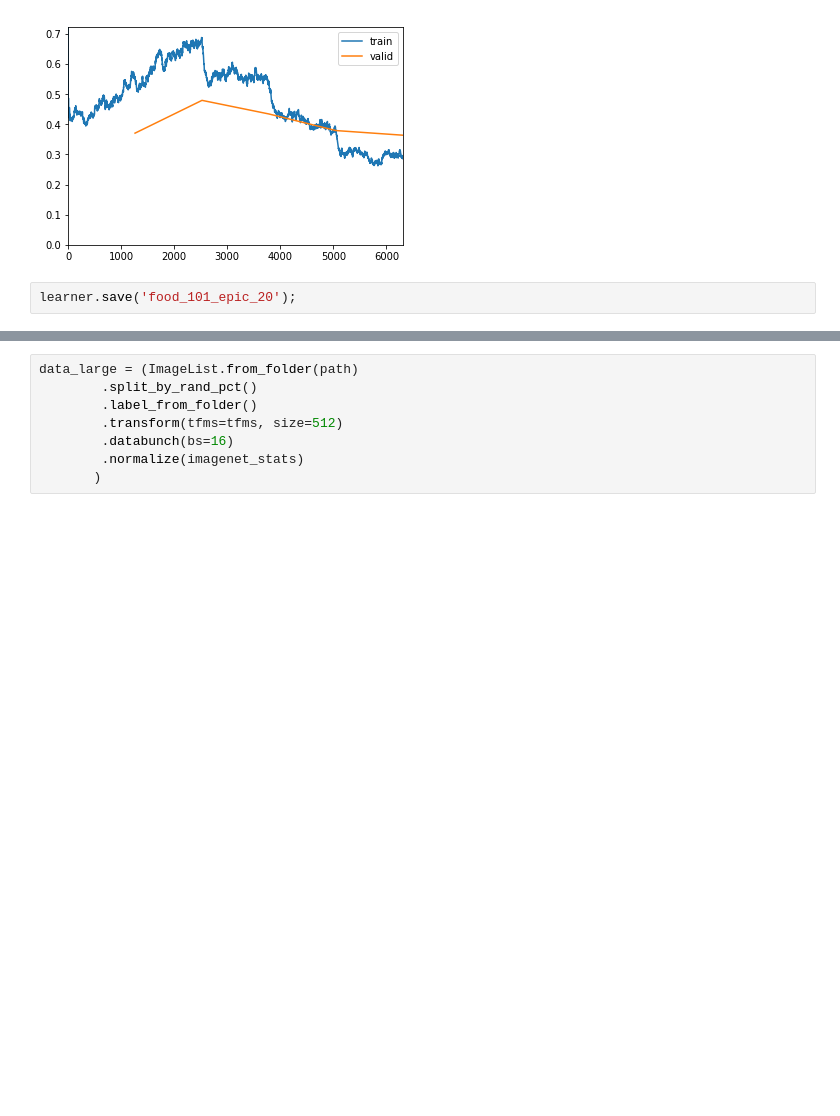
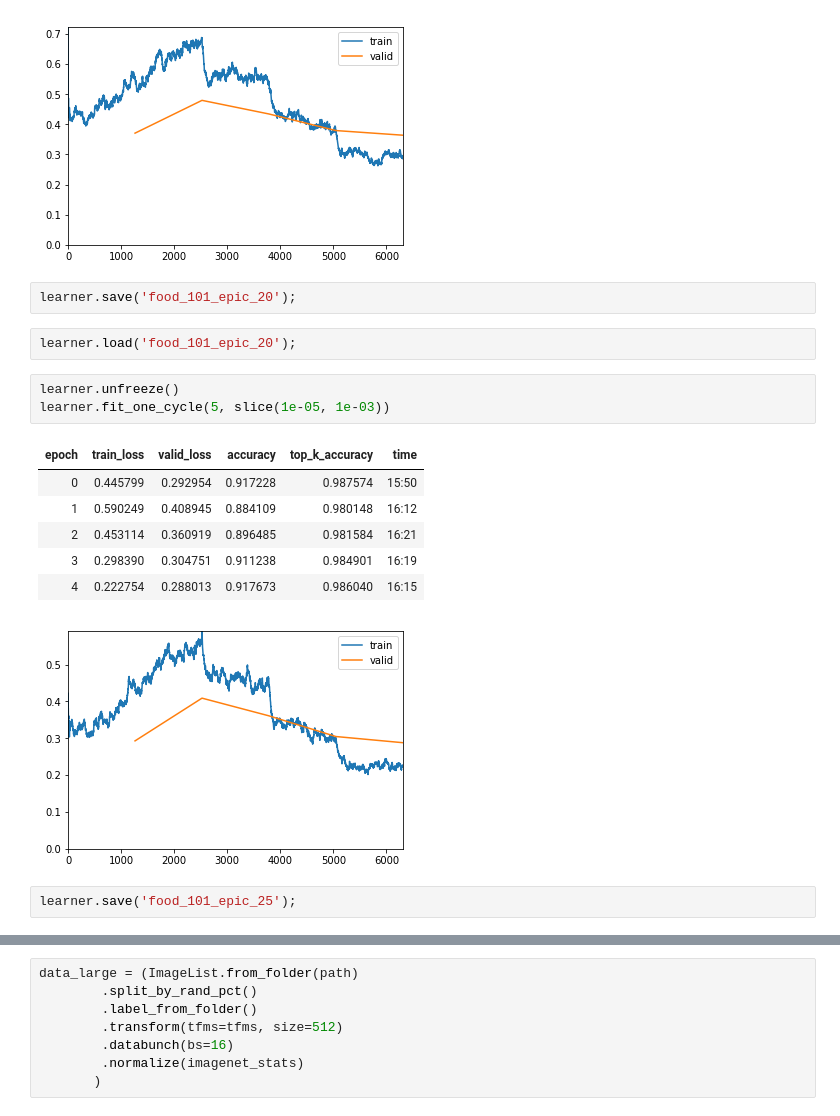
Before and after one commit to kishb87/Food-101, a Jupyter notebook: food_101.ipynb, the cells around one changed output, grey strips where cells are left out. Saved outputs shown, nothing was run; the diff lists cells and outputs as text; blank space fills up the shorter version.

Commit message:
Finish 30 epochs of training

```diff
--- a/food_101.ipynb
+++ b/food_101.ipynb
@@ -96,3 +96,18 @@ learner.fit_one_cycle(5, slice(1e-05, 1e-03))
 [figure]
 # %%
 learner.save('food_101_epic_20');
+# %%
+learner.load('food_101_epic_20');
+# %%
+learner.unfreeze()
+learner.fit_one_cycle(5, slice(1e-05, 1e-03))
+# %% [output]
+| epoch | train_loss | valid_loss | accuracy | top_k_accuracy | time |
+| 0 | 0.445799 | 0.292954 | 0.917228 | 0.987574 | 15:50 |
+| 1 | 0.590249 | 0.408945 | 0.884109 | 0.980148 | 16:12 |
+| 2 | 0.453114 | 0.360919 | 0.896485 | 0.981584 | 16:21 |
+| 3 | 0.298390 | 0.304751 | 0.911238 | 0.984901 | 16:19 |
+| 4 | 0.222754 | 0.288013 | 0.917673 | 0.986040 | 16:15 |
+[figure, added]
+# %%
+learner.save('food_101_epic_25');
```
Also changed, not shown: parts of 6 cells of this notebook.
